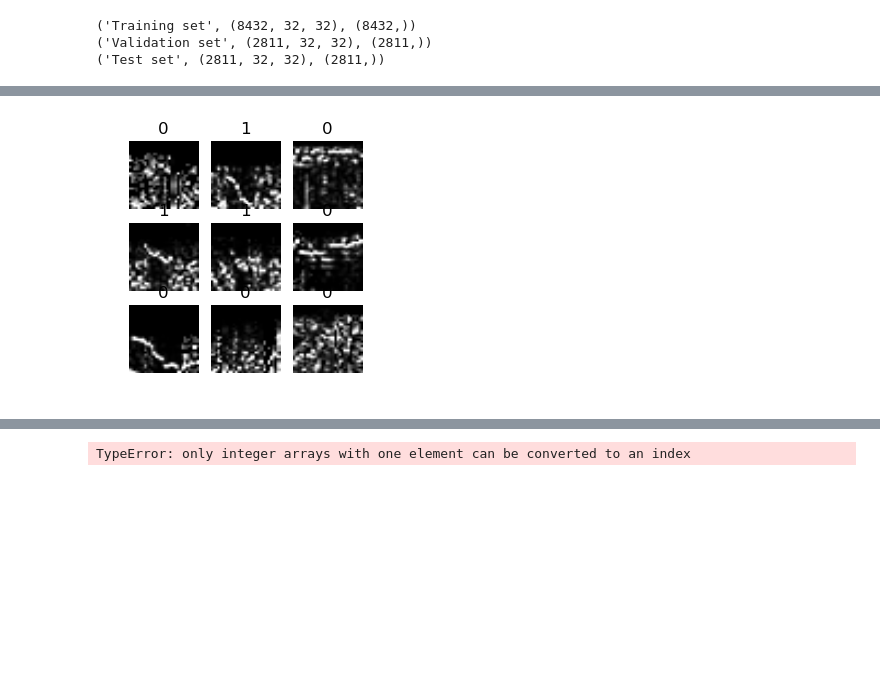
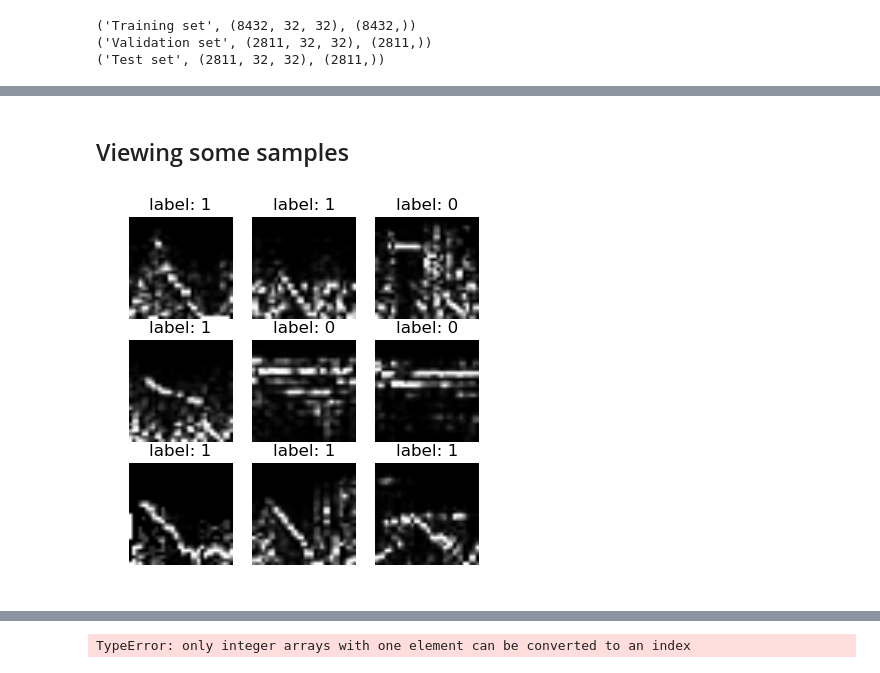
Before and after one commit to mabelvj/the-marinexplore-and-cornell-university-whale-detection-challenge, a Jupyter notebook: load.ipynb, the cells around one changed output, grey strips where cells are left out. Cells and saved outputs as stored; diff of their text form; code cells hidden in the pictures; blank space fills up the shorter version.

```diff
--- a/load.ipynb
+++ b/load.ipynb
@@ -53 +71,3 @@ train_dataset[0]
+# %% [markdown]
+## Viewing some samples
 # %%
@@ -57,35 +77,35 @@ sample_index = random.sample(range(len(train_dataset)),N_plot)
 # %%
 from sklearn import preprocessing
 
-plt.figure(figsize=(3,3))
+plt.figure(figsize=(4.5,4.5))
 for i, index_image in enumerate(sample_index):
 
     plt.subplot(N_plot/2.5, 3, i+1)
     #Option 1: Unproccessed
     #Pxx_ = train_dataset[index_image]
     # Option 2 : Rescaled to 0-1
     #Pxx_ = preprocessing.MinMaxScaler().fit_transform(train_dataset[index_image]) #rescale to 0-1
 
     # Option 2.b: Rescaled to [0-1] and put in format [0-255]: Is the sames as option 1 but with smaller numbers:
     # We keep this
     Pxx_prep = preprocessing.MinMaxScaler().fit_transform(train_dataset[index_image]) #rescale to 0-1
     Pxx_ = (Pxx_prep*255.0).astype(int)
 
     # Option 3 : applied np.log10
     #Pxx_prep = preprocessing.MinMaxScaler().fit_transform(np.log10(train_dataset[index_image])) #rescale to 0-1
     #Pxx_ = (Pxx_prep*255.0).astype(int)
 
     # Option 4 :
     #Pxx_ = np.log10(train_dataset[index_image])
     #Pxx_ = preprocessing.MinMaxScaler().fit_transform(Pxx_prep) #rescale to 0-1
 
     # Option 5: Inverted
     #Rescaled to [0-1] and put in format [0-255]: Is the sames as option 1 but with smaller numbers:
     # We keep this
     #Pxx_ = 255.-train_dataset[index_image]
 
     imgplot = plt.imshow(Pxx_, cmap = 'gray')
-    plt.title("%d"%train_labels[index_image])
+    plt.title("label: %d"%train_labels[index_image])
     plt.axis('off')
 # %% [output]
-[figure, old version]
+[figure, new version]
```
Also changed, not shown: parts of 15 cells of this notebook, 5 other files.
